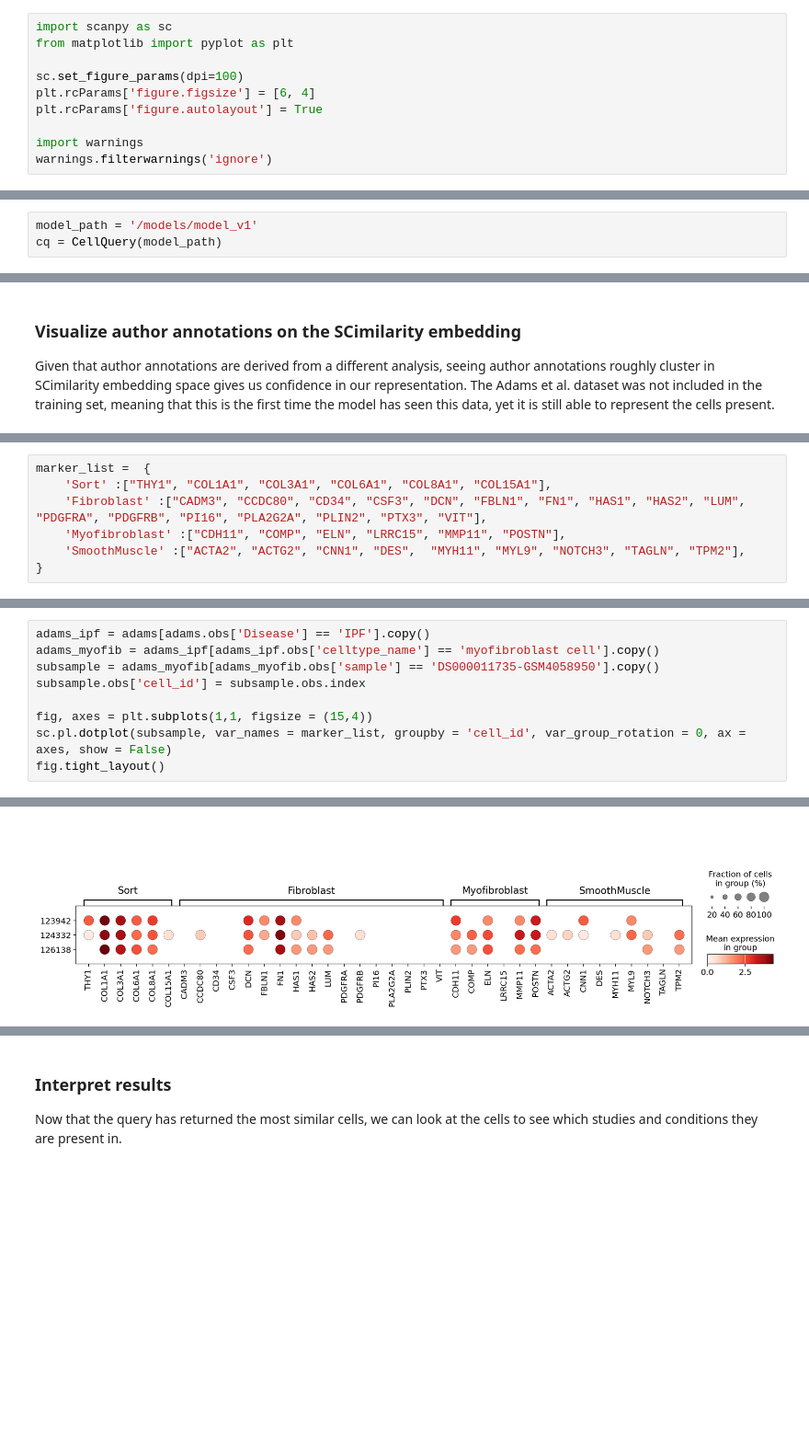
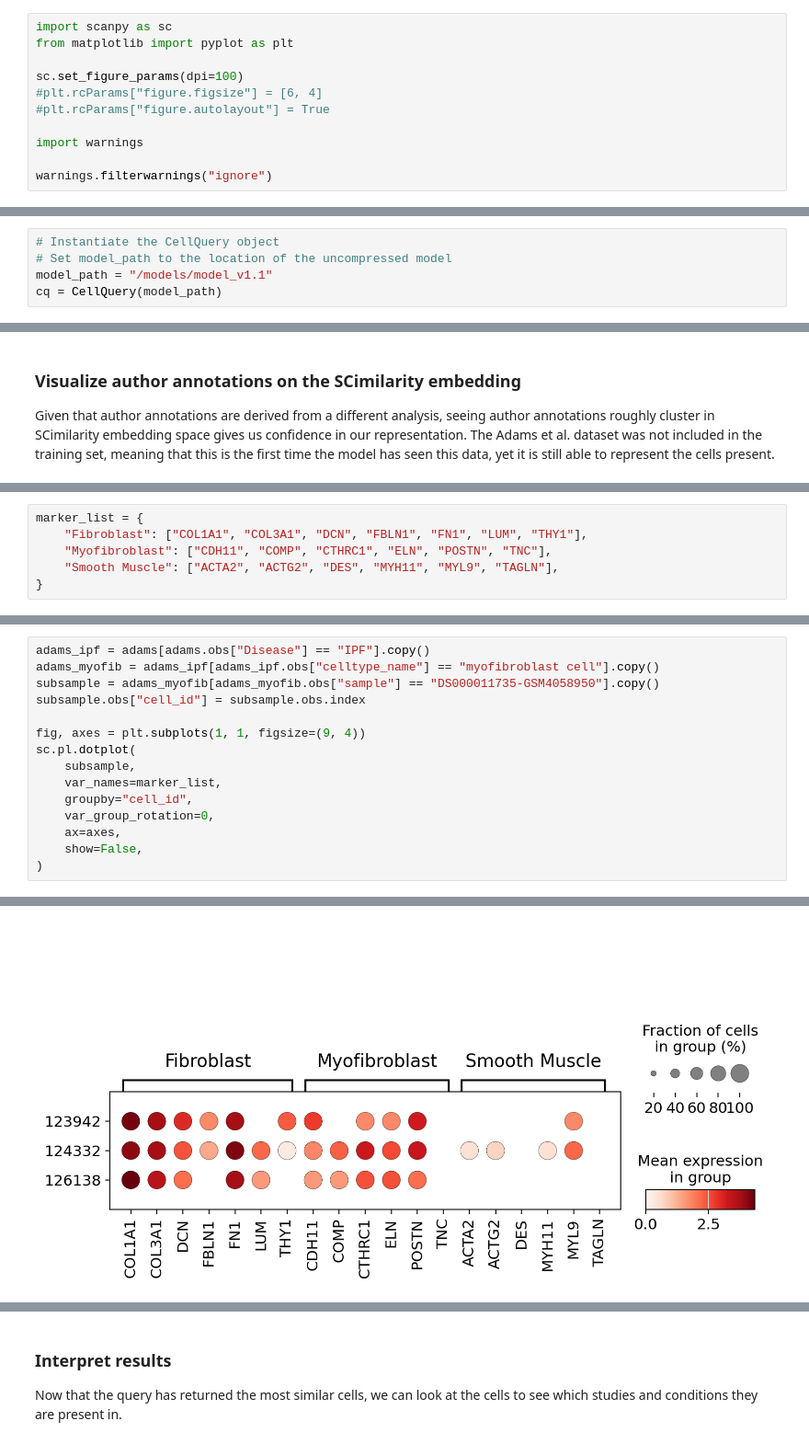
Before and after one commit to Genentech/scimilarity, a Jupyter notebook: docs/notebooks/cell_search_tutorial_1.ipynb, the cells around one changed output, grey strips where cells are left out. Shown at 92% size. Saved outputs shown, nothing was run; the diff lists cells and outputs as text; blank space fills up the shorter version.

```diff
--- a/docs/notebooks/cell_search_tutorial_1.ipynb
+++ b/docs/notebooks/cell_search_tutorial_1.ipynb
@@ -29,11 +31,12 @@ import scanpy as sc
 from matplotlib import pyplot as plt
 
 sc.set_figure_params(dpi=100)
-plt.rcParams['figure.figsize'] = [6, 4]
-plt.rcParams['figure.autolayout'] = True
+#plt.rcParams["figure.figsize"] = [6, 4]
+#plt.rcParams["figure.autolayout"] = True
 
 import warnings
-warnings.filterwarnings('ignore')
+
+warnings.filterwarnings("ignore")
 # %% [markdown]
 ## 1. Prepare for SCimilarity: Import and normalize data
 # %%
@@ -42,7 +45,9 @@ from scimilarity import CellQuery
 # %% [markdown]
 ### Import SCimilarity - Cell query object
 # %%
-model_path = '/models/model_v1'
+# Instantiate the CellQuery object
+# Set model_path to the location of the uncompressed model
+model_path = "/models/model_v1.1"
 cq = CellQuery(model_path)
 # %% [markdown]
 ### Load scRNA-seq data
@@ -88,8 +95,7 @@ This dataset has cells sourced from IPF patients, COPD patients, and healthy ind
 # %%
-marker_list =  {
-    'Sort' :["THY1", "COL1A1", "COL3A1", "COL6A1", "COL8A1", "COL15A1"],
-    'Fibroblast' :["CADM3", "CCDC80", "CD34", "CSF3", "DCN", "FBLN1", "FN1", "HAS1", "HAS2", "LUM", "PDGFRA", "PDGFRB", "PI16", "PLA2G2A", "PLIN2", "PTX3", "VIT"],
-    'Myofibroblast' :["CDH11", "COMP", "ELN", "LRRC15", "MMP11", "POSTN"],
-    'SmoothMuscle' :["ACTA2", "ACTG2", "CNN1", "DES",  "MYH11", "MYL9", "NOTCH3", "TAGLN", "TPM2"],
+marker_list = {
+    "Fibroblast": ["COL1A1", "COL3A1", "DCN", "FBLN1", "FN1", "LUM", "THY1"],
+    "Myofibroblast": ["CDH11", "COMP", "CTHRC1", "ELN", "POSTN", "TNC"],
+    "Smooth Muscle": ["ACTA2", "ACTG2", "DES", "MYH11", "MYL9", "TAGLN"],
 }
 # %% [markdown]
@@ -97,10 +103,16 @@ We selected cell 123942 from IPF sample DS000011735-GSM4058950 for our query and
 # %%
-adams_ipf = adams[adams.obs['Disease'] == 'IPF'].copy()
-adams_myofib = adams_ipf[adams_ipf.obs['celltype_name'] == 'myofibroblast cell'].copy()
-subsample = adams_myofib[adams_myofib.obs['sample'] == 'DS000011735-GSM4058950'].copy()
-subsample.obs['cell_id'] = subsample.obs.index
+adams_ipf = adams[adams.obs["Disease"] == "IPF"].copy()
+adams_myofib = adams_ipf[adams_ipf.obs["celltype_name"] == "myofibroblast cell"].copy()
+subsample = adams_myofib[adams_myofib.obs["sample"] == "DS000011735-GSM4058950"].copy()
+subsample.obs["cell_id"] = subsample.obs.index
 
-fig, axes = plt.subplots(1,1, figsize = (15,4))
-sc.pl.dotplot(subsample, var_names = marker_list, groupby = 'cell_id', var_group_rotation = 0, ax = axes, show = False)
-fig.tight_layout()
+fig, axes = plt.subplots(1, 1, figsize=(9, 4))
+sc.pl.dotplot(
+    subsample,
+    var_names=marker_list,
+    groupby="cell_id",
+    var_group_rotation=0,
+    ax=axes,
+    show=False,
+)
 # %% [output]
@@ -107,2 +123,2 @@ fig.tight_layout()
-[figure, old version]
+[figure, new version]
 # %%
```
Also changed, not shown: parts of 27 cells of this notebook, 4 other files.
